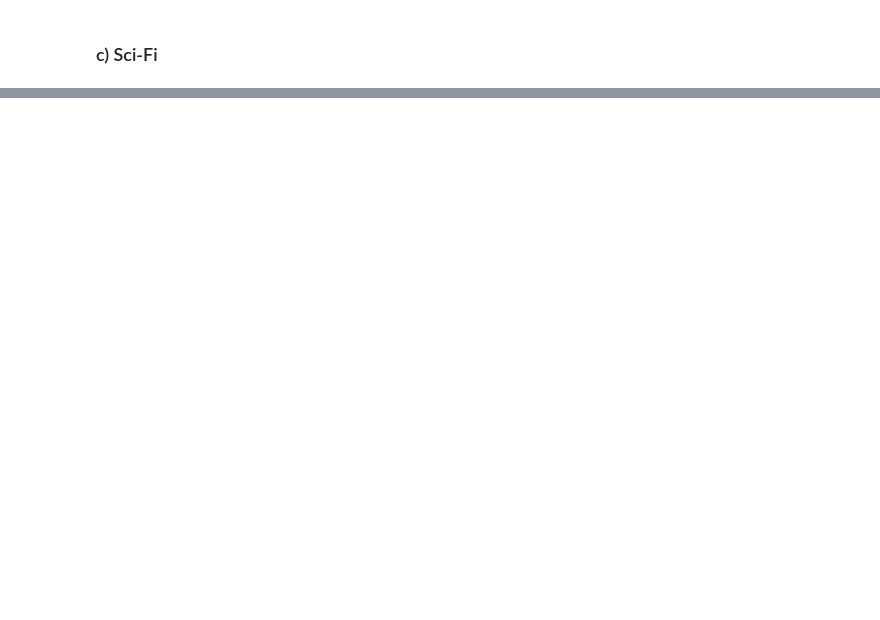
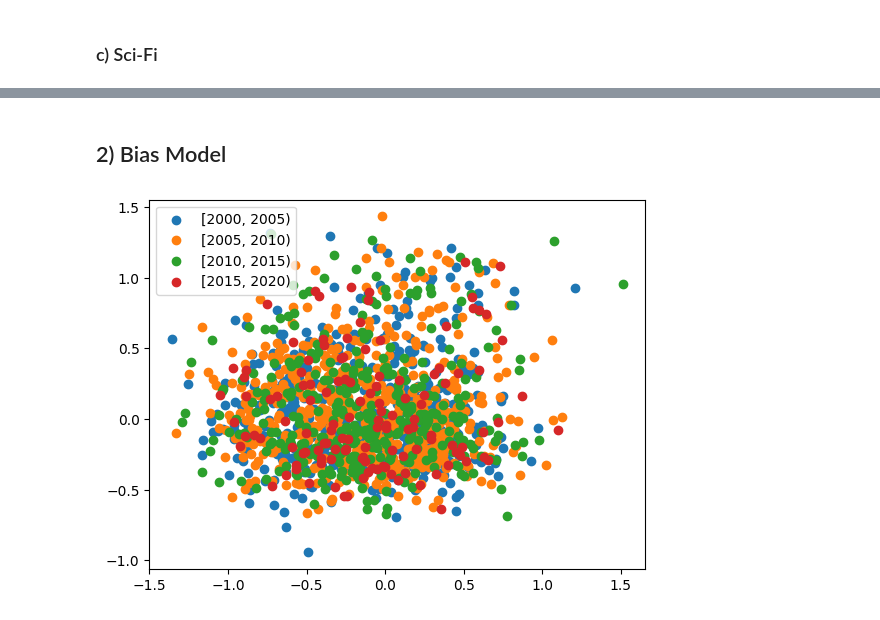
Before and after one commit to Shreshth3/movie-lens-visualizations, a Jupyter notebook: Daddy Jun's Data Visualizations.ipynb, the cells around one changed output, grey strips where cells are left out. Cells and saved outputs as stored; diff of their text form; code cells hidden in the pictures; blank space fills up the shorter version.

```diff
--- a/Daddy Jun's Data Visualizations.ipynb
+++ b/Daddy Jun's Data Visualizations.ipynb
@@ -232,0 +301,17 @@ plotGenre(approx_V, genres[2])
+# %% [markdown]
+## 2) Bias Model
+# %%
+data, movies = read_data()
+U, V, a, b = get_U_V_a_b(data)
+num_users, num_movies = compute_num_users_and_movies(data)
+eta = 0.03
+reg = 0.1
+eps = 0.0001
+max_epochs = 300
+data_as_numpy = data.to_numpy(copy=True).astype(int)
+A, S, B = np.linalg.svd(V)
+approx_V = np.dot(A[:, :2].T, V)
+approx_U = np.dot(A[:, :2].T, U)
+plotTime(approx_V)
+# %% [output]
+[figure, added]
```
Also changed, not shown: parts of 27 cells of this notebook.
